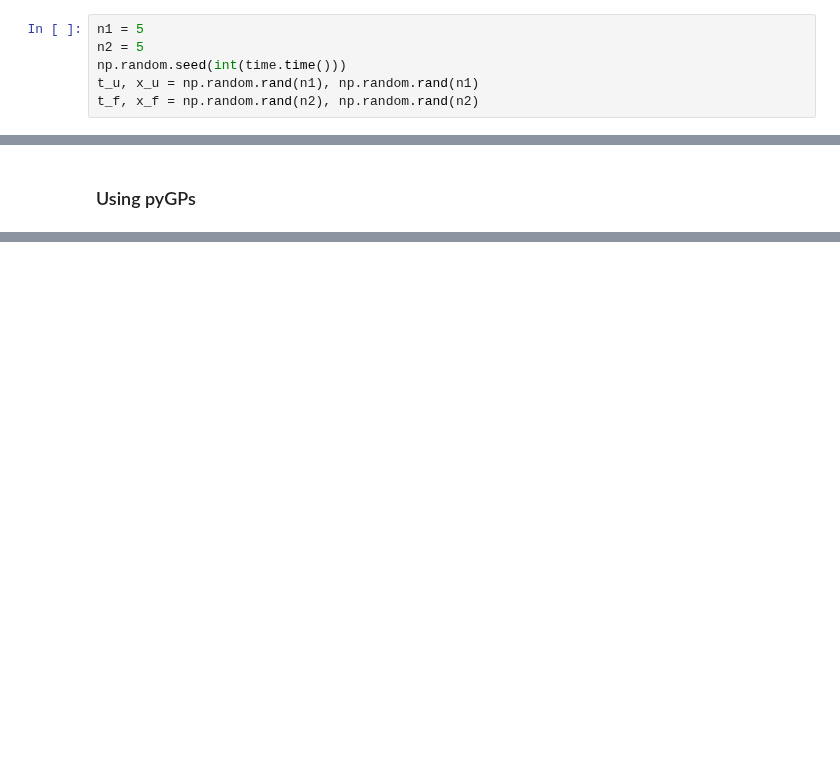
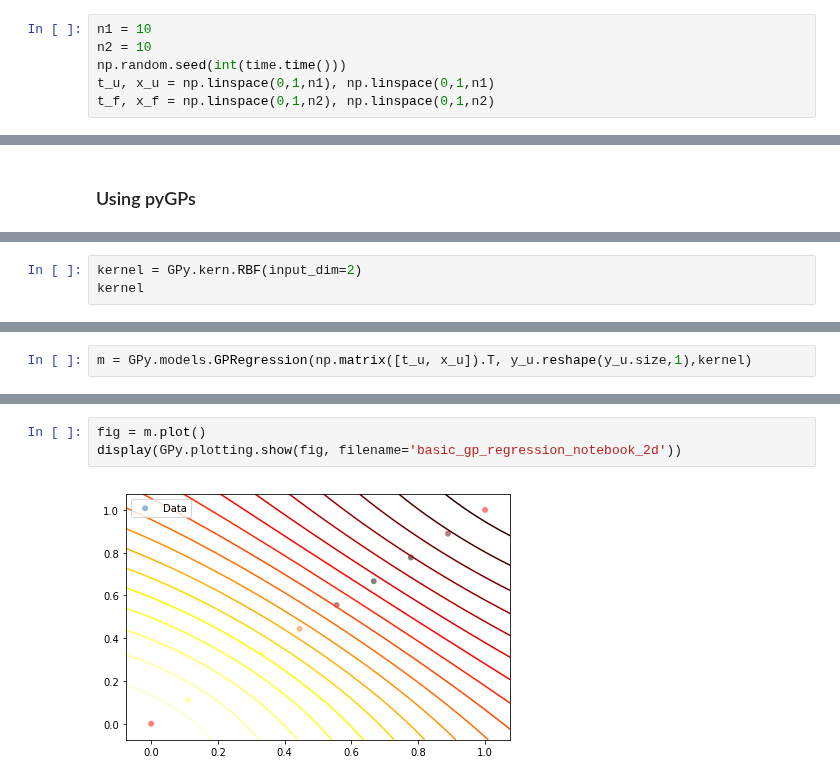
Before and after one commit to ratnania/mlhiphy, a Jupyter notebook: heat_eqn.ipynb, the cells around one changed output, grey strips where cells are left out. Drawn from its saved outputs; the diff is of its cells as text; blank space fills up the shorter version.

```diff
--- a/heat_eqn.ipynb
+++ b/heat_eqn.ipynb
@@ -17,11 +17,11 @@ import sympy as sp
 from scipy.optimize import minimize
 import pyGPs
 # %%
-n1 = 5
-n2 = 5
+n1 = 10
+n2 = 10
 np.random.seed(int(time.time()))
-t_u, x_u = np.random.rand(n1), np.random.rand(n1)
-t_f, x_f = np.random.rand(n2), np.random.rand(n2)
+t_u, x_u = np.linspace(0,1,n1), np.linspace(0,1,n1)
+t_f, x_f = np.linspace(0,1,n2), np.linspace(0,1,n2)
 # %%
 #y_u = 2*np.square(x_u) + np.multiply(x_u, t_u) + np.random.normal(0,1, x_u.size)
 #y_f = x_f - 4*12.0 + np.random.normal(0,1, x_f.size)
@@ -138,0 +133,3 @@ Number of line searches 40
+# %%
+kernel = GPy.kern.RBF(input_dim=2)
+kernel
@@ -138,0 +140,2 @@ Number of line searches 40
+# %%
+m = GPy.models.GPRegression(np.matrix([t_u, x_u]).T, y_u.reshape(y_u.size,1),kernel)
@@ -138,0 +155,5 @@ Number of line searches 40
+# %%
+fig = m.plot()
+display(GPy.plotting.show(fig, filename='basic_gp_regression_notebook_2d'))
+# %% [output]
+[figure, added]
```
Also changed, not shown: parts of 10 cells of this notebook, 2 other files.
